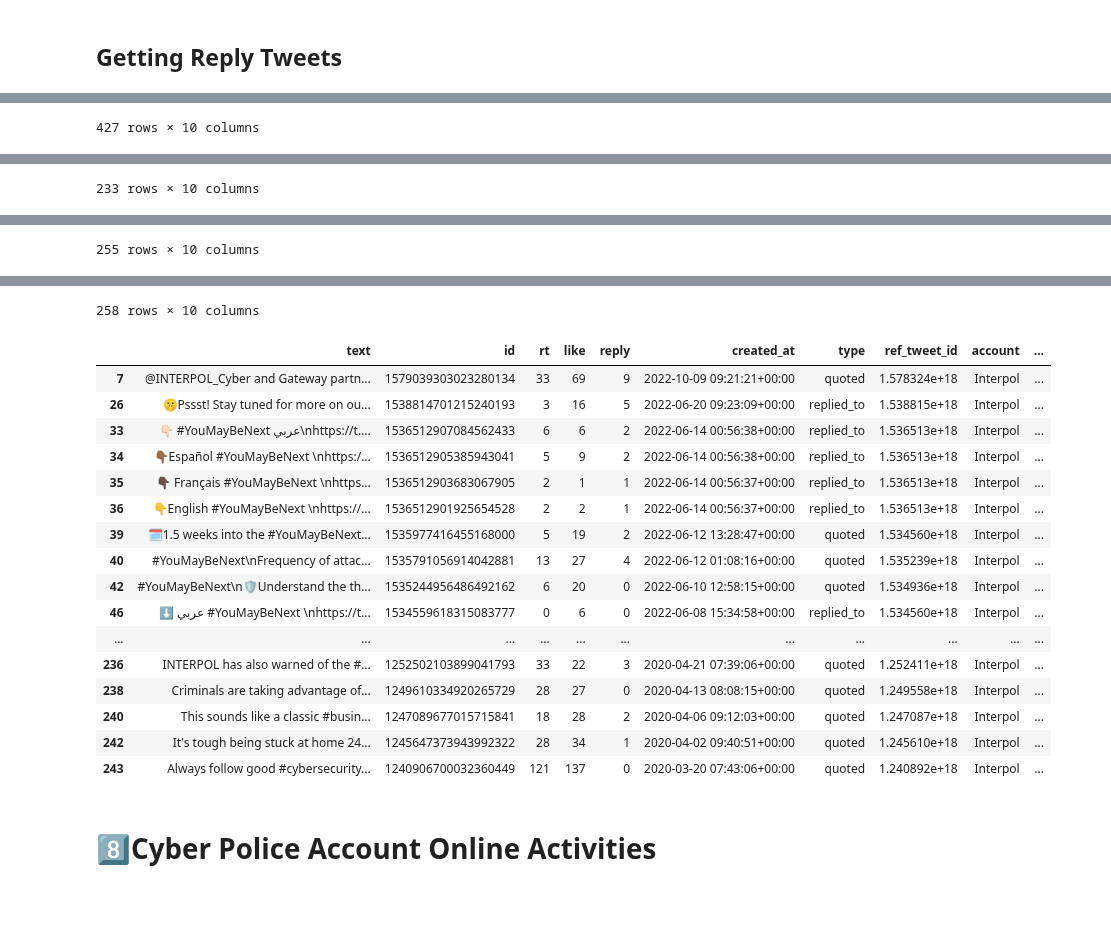
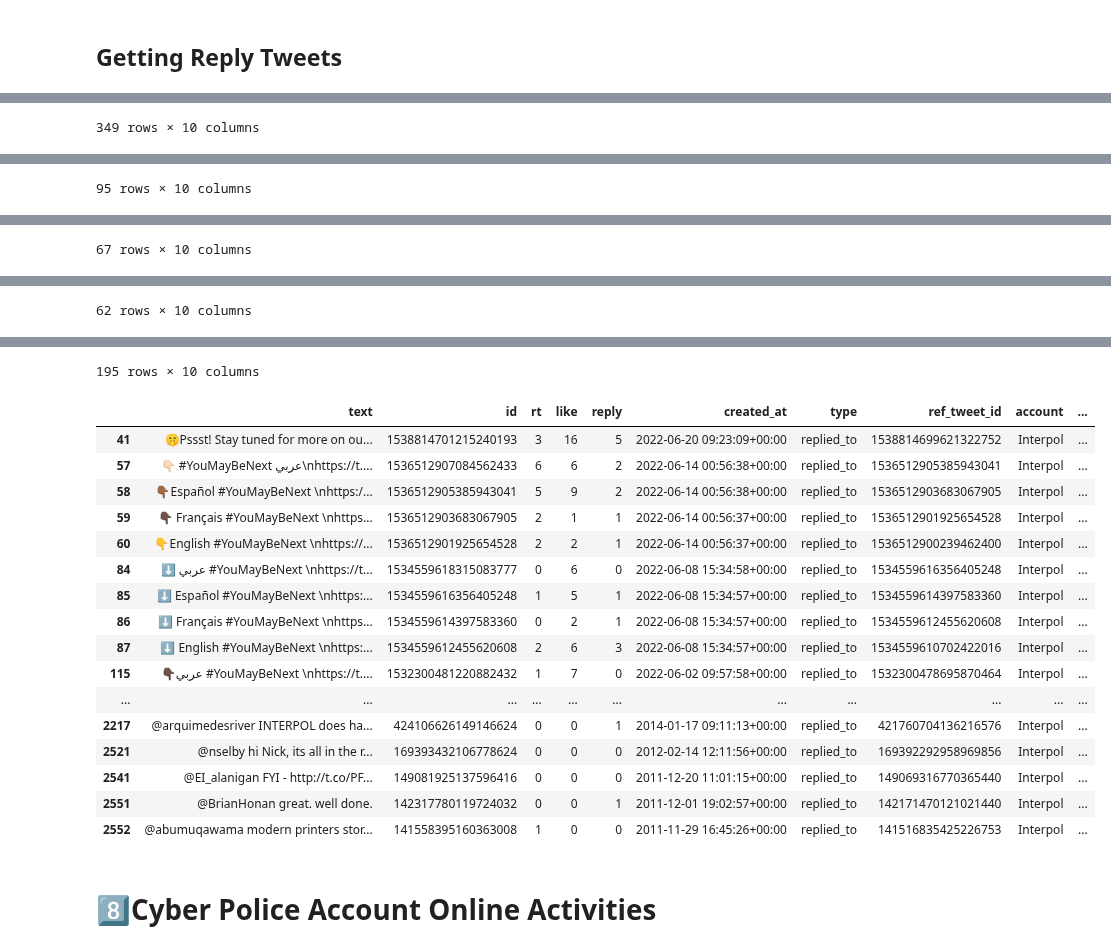
Before and after one commit to ranggakd/DAIly, a Jupyter notebook: projects/cyber police/Tweepy_of_CyberPolice_Comparison.ipynb, the cells around one changed output, grey strips where cells are left out. Drawn from its saved outputs; the diff is of its cells as text; code cells hidden in the pictures; blank space fills up the shorter version.

Commit message:
[chore]: cyber police progressing

```diff
--- a/projects/cyber police/Tweepy_of_CyberPolice_Comparison.ipynb
+++ b/projects/cyber police/Tweepy_of_CyberPolice_Comparison.ipynb
@@ -308,17 +307,18 @@ CCICPolri
 1624364503428382720
 735358344106549248
 # %%
-def get_account_tweets(country: str, twitter_acc: dict, exclude: str) -> tuple[pd.DataFrame, pd.DataFrame, dict]:
+def get_account_tweets(country: str, twitter_acc: dict) -> tuple[pd.DataFrame, pd.DataFrame, pd.DataFrame, dict]:
+    '''
+    return tweets, reply tweets, RT tweets and dict of twitter account respectively
+    '''
     data, ids, rts, likes, replies, created_at, account = [], [], [], [], [], [], []
-    twitter_accounts, referenced_tweets = {}, {}
+    twitter_accounts, referenced_tweets = defaultdict(str), defaultdict(int)
     ref_tweet_types, ref_tweet_ids = [], []
 
-    # When exclude=retweets, the maximum Tweets returned is still 3200
-    # When exclude=replies parameter is used for any value, only the most recent 800 Tweets are available
+    # convert any id value into str to reserve the entire digit
     for d, u, r in tqdm(ReferenceUserDataPaginator(
                         client.get_users_tweets,
                         id=id_dict[country],
-                        exclude=exclude,
                         max_results=MAX_RESULTS,
                         tweet_fields=['public_metrics','created_at'],
                         expansions='referenced_tweets.id.author_id'
@@ -336,7 +336,7 @@ def get_account_tweets(country: str, twitter_acc: dict, exclude: str) -> tuple[p
             ref_tweet_ids.append(d.referenced_tweets[0].id)
         else:
             ref_tweet_types.append(None)
-            ref_tweet_ids.append(None)
+            ref_tweet_ids.append(0)
         if u:
             twitter_accounts[u.id] = u.username
         if r:
@@ -359,6 +359,8 @@ def get_account_tweets(country: str, twitter_acc: dict, exclude: str) -> tuple[p
     type_mask = timeline_tweet['type'].isna()
     tweets, other_tweets = timeline_tweet[type_mask], timeline_tweet[~type_mask]
     other_tweets['ref_author_id'] = other_tweets['ref_tweet_id'].map(referenced_tweets)
+    reply_mask = (other_tweets['type'] == 'replied_to')
+    reply_tweets, rt_tweets = other_tweets[reply_mask], other_tweets[~reply_mask]
     twitter_acc.update(twitter_accounts)
-    return (tweets, other_tweets, twitter_acc)
+    return (tweets, reply_tweets, rt_tweets, twitter_acc)
 # %% [markdown]
@@ -366,11 +368,11 @@ def get_account_tweets(country: str, twitter_acc: dict, exclude: str) -> tuple[p
 # %%
 twitter_acc_dict = {}
-id_t, id_t_reply, twitter_acc_dict = get_account_tweets('Indonesia', twitter_acc_dict, 'retweets')
-us_t, us_t_reply, twitter_acc_dict = get_account_tweets('USA', twitter_acc_dict, 'retweets')
-gb_t, gb_t_reply, twitter_acc_dict = get_account_tweets('Great Britain', twitter_acc_dict, 'retweets')
-au_t, au_t_reply, twitter_acc_dict = get_account_tweets('Australia', twitter_acc_dict, 'retweets')
-ca_t, ca_t_reply, twitter_acc_dict = get_account_tweets('Canada', twitter_acc_dict, 'retweets')
-int_t, int_t_reply, twitter_acc_dict = get_account_tweets('Interpol', twitter_acc_dict, 'retweets')
+id_t, id_reply_t, id_rt_t, twitter_acc_dict = get_account_tweets('Indonesia', twitter_acc_dict)
+us_t, us_reply_t, us_rt_t, twitter_acc_dict = get_account_tweets('USA', twitter_acc_dict)
+gb_t, gb_reply_t, gb_rt_t, twitter_acc_dict = get_account_tweets('Great Britain', twitter_acc_dict)
+au_t, au_reply_t, au_rt_t, twitter_acc_dict = get_account_tweets('Australia', twitter_acc_dict)
+ca_t, ca_reply_t, ca_rt_t, twitter_acc_dict = get_account_tweets('Canada', twitter_acc_dict)
+int_t, int_reply_t, int_rt_t, twitter_acc_dict = get_account_tweets('Interpol', twitter_acc_dict)
 
 display(id_t)
 display(us_t)
@@ -814,11 +708,11 @@ display(int_t_rt)
 # %% [markdown]
 ## Getting Reply Tweets
 # %%
-display(id_t_reply)
-display(us_t_reply)
-display(gb_t_reply)
-display(au_t_reply)
-display(ca_t_reply)
-display(int_t_reply)
+display(id_reply_t)
+display(us_reply_t)
+display(gb_reply_t)
+display(au_reply_t)
+display(ca_reply_t)
+display(int_reply_t)
 # %% [output]
 |  | text | id | rt | like | reply | created_at | type | ref_tweet_id | account | ... |
@@ -836,2 +730,2 @@ display(int_t_reply)
-427 rows × 10 columns
+349 rows × 10 columns
 |  | text | id | rt | like | reply | created_at | type | ref_tweet_id | account | ... |
@@ -849,2 +743,2 @@ display(int_t_reply)
-233 rows × 10 columns
+95 rows × 10 columns
 |  | text | id | rt | like | reply | created_at | type | ref_tweet_id | account | ... |
@@ -857 +756,2 @@ display(int_t_reply)
+67 rows × 10 columns
 |  | text | id | rt | like | reply | created_at | type | ref_tweet_id | account | ... |
@@ -869,2 +769,2 @@ display(int_t_reply)
-255 rows × 10 columns
+62 rows × 10 columns
 |  | text | id | rt | like | reply | created_at | type | ref_tweet_id | account | ... |
@@ -882,21 +782,21 @@ display(int_t_reply)
-258 rows × 10 columns
+195 rows × 10 columns
 |  | text | id | rt | like | reply | created_at | type | ref_tweet_id | account | ... |
-| 7 | @INTERPOL_Cyber and Gateway partn... | 1579039303023280134 | 33 | 69 | 9 | 2022-10-09 09:21:21+00:00 | quoted | 1.578324e+18 | Interpol | ... |
-| 26 | 🤫Pssst! Stay tuned for more on ou... | 1538814701215240193 | 3 | 16 | 5 | 2022-06-20 09:23:09+00:00 | replied_to | 1.538815e+18 | Interpol | ... |
-| 33 | 👇🏻 #YouMayBeNext عربي\nhttps://t.... | 1536512907084562433 | 6 | 6 | 2 | 2022-06-14 00:56:38+00:00 | replied_to | 1.536513e+18 | Interpol | ... |
-| 34 | 👇🏾Español #YouMayBeNext \nhttps:/... | 1536512905385943041 | 5 | 9 | 2 | 2022-06-14 00:56:38+00:00 | replied_to | 1.536513e+18 | Interpol | ... |
-| 35 | 👇🏿 Français #YouMayBeNext \nhttps... | 1536512903683067905 | 2 | 1 | 1 | 2022-06-14 00:56:37+00:00 | replied_to | 1.536513e+18 | Interpol | ... |
-| 36 | 👇English #YouMayBeNext \nhttps://... | 1536512901925654528 | 2 | 2 | 1 | 2022-06-14 00:56:37+00:00 | replied_to | 1.536513e+18 | Interpol | ... |
-| 39 | 🗓1.5 weeks into the #YouMayBeNext... | 1535977416455168000 | 5 | 19 | 2 | 2022-06-12 13:28:47+00:00 | quoted | 1.534560e+18 | Interpol | ... |
-| 40 | #YouMayBeNext\nFrequency of attac... | 1535791056914042881 | 13 | 27 | 4 | 2022-06-12 01:08:16+00:00 | quoted | 1.535239e+18 | Interpol | ... |
-| 42 | #YouMayBeNext\n🛡Understand the th... | 1535244956486492162 | 6 | 20 | 0 | 2022-06-10 12:58:15+00:00 | quoted | 1.534936e+18 | Interpol | ... |
-| 46 | ⬇️ عربي #YouMayBeNext \nhttps://t... | 1534559618315083777 | 0 | 6 | 0 | 2022-06-08 15:34:58+00:00 | replied_to | 1.534560e+18 | Interpol | ... |
+| 41 | 🤫Pssst! Stay tuned for more on ou... | 1538814701215240193 | 3 | 16 | 5 | 2022-06-20 09:23:09+00:00 | replied_to | 1538814699621322752 | Interpol | ... |
+| 57 | 👇🏻 #YouMayBeNext عربي\nhttps://t.... | 1536512907084562433 | 6 | 6 | 2 | 2022-06-14 00:56:38+00:00 | replied_to | 1536512905385943041 | Interpol | ... |
+| 58 | 👇🏾Español #YouMayBeNext \nhttps:/... | 1536512905385943041 | 5 | 9 | 2 | 2022-06-14 00:56:38+00:00 | replied_to | 1536512903683067905 | Interpol | ... |
+| 59 | 👇🏿 Français #YouMayBeNext \nhttps... | 1536512903683067905 | 2 | 1 | 1 | 2022-06-14 00:56:37+00:00 | replied_to | 1536512901925654528 | Interpol | ... |
+| 60 | 👇English #YouMayBeNext \nhttps://... | 1536512901925654528 | 2 | 2 | 1 | 2022-06-14 00:56:37+00:00 | replied_to | 1536512900239462400 | Interpol | ... |
+| 84 | ⬇️ عربي #YouMayBeNext \nhttps://t... | 1534559618315083777 | 0 | 6 | 0 | 2022-06-08 15:34:58+00:00 | replied_to | 1534559616356405248 | Interpol | ... |
+| 85 | ⬇️ Español #YouMayBeNext \nhttps:... | 1534559616356405248 | 1 | 5 | 1 | 2022-06-08 15:34:57+00:00 | replied_to | 1534559614397583360 | Interpol | ... |
+| 86 | ⬇️ Français #YouMayBeNext \nhttps... | 1534559614397583360 | 0 | 2 | 1 | 2022-06-08 15:34:57+00:00 | replied_to | 1534559612455620608 | Interpol | ... |
+| 87 | ⬇️ English #YouMayBeNext \nhttps:... | 1534559612455620608 | 2 | 6 | 3 | 2022-06-08 15:34:57+00:00 | replied_to | 1534559610702422016 | Interpol | ... |
+| 115 | 👇🏿عربي #YouMayBeNext \nhttps://t.... | 1532300481220882432 | 1 | 7 | 0 | 2022-06-02 09:57:58+00:00 | replied_to | 1532300478695870464 | Interpol | ... |
 | ... | ... | ... | ... | ... | ... | ... | ... | ... | ... | ... |
-| 236 | INTERPOL has also warned of the #... | 1252502103899041793 | 33 | 22 | 3 | 2020-04-21 07:39:06+00:00 | quoted | 1.252411e+18 | Interpol | ... |
-| 238 | Criminals are taking advantage of... | 1249610334920265729 | 28 | 27 | 0 | 2020-04-13 08:08:15+00:00 | quoted | 1.249558e+18 | Interpol | ... |
-| 240 | This sounds like a classic #busin... | 1247089677015715841 | 18 | 28 | 2 | 2020-04-06 09:12:03+00:00 | quoted | 1.247087e+18 | Interpol | ... |
-| 242 | It's tough being stuck at home 24... | 1245647373943992322 | 28 | 34 | 1 | 2020-04-02 09:40:51+00:00 | quoted | 1.245610e+18 | Interpol | ... |
-| 243 | Always follow good #cybersecurity... | 1240906700032360449 | 121 | 137 | 0 | 2020-03-20 07:43:06+00:00 | quoted | 1.240892e+18 | Interpol | ... |
+| 2217 | @arquimedesriver INTERPOL does ha... | 424106626149146624 | 0 | 0 | 1 | 2014-01-17 09:11:13+00:00 | replied_to | 421760704136216576 | Interpol | ... |
+| 2521 | @nselby hi Nick, its all in the r... | 169393432106778624 | 0 | 0 | 0 | 2012-02-14 12:11:56+00:00 | replied_to | 169392292958969856 | Interpol | ... |
+| 2541 | @EI_alanigan FYI - http://t.co/PF... | 149081925137596416 | 0 | 0 | 0 | 2011-12-20 11:01:15+00:00 | replied_to | 149069316770365440 | Interpol | ... |
+| 2551 | @BrianHonan great. well done. | 142317780119724032 | 0 | 0 | 1 | 2011-12-01 19:02:57+00:00 | replied_to | 142171470121021440 | Interpol | ... |
+| 2552 | @abumuqawama modern printers stor... | 141558395160363008 | 1 | 0 | 0 | 2011-11-29 16:45:26+00:00 | replied_to | 141516835425226753 | Interpol | ... |
 # %% [markdown]
 # 8️⃣Cyber Police Account Online Activities
 # %% [markdown]
```
Also changed, not shown: parts of 14 cells of this notebook.
